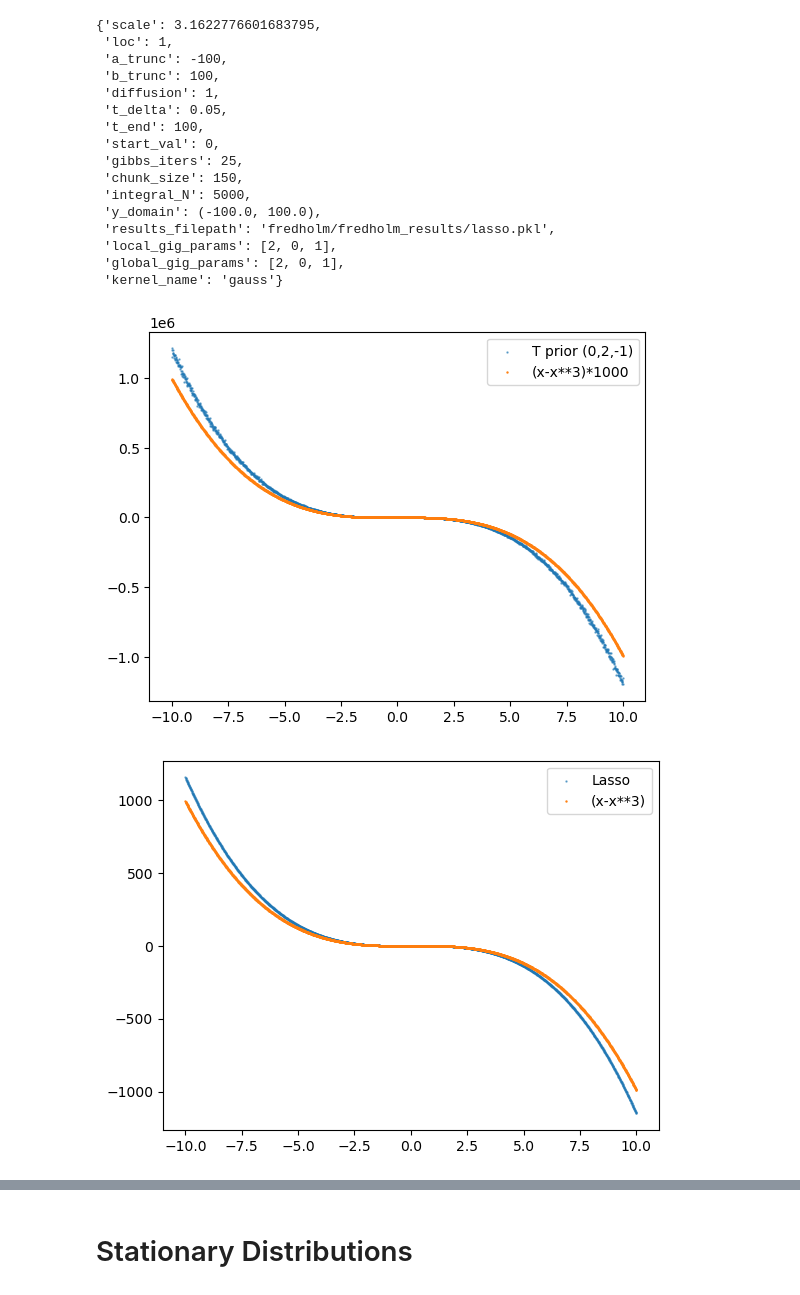
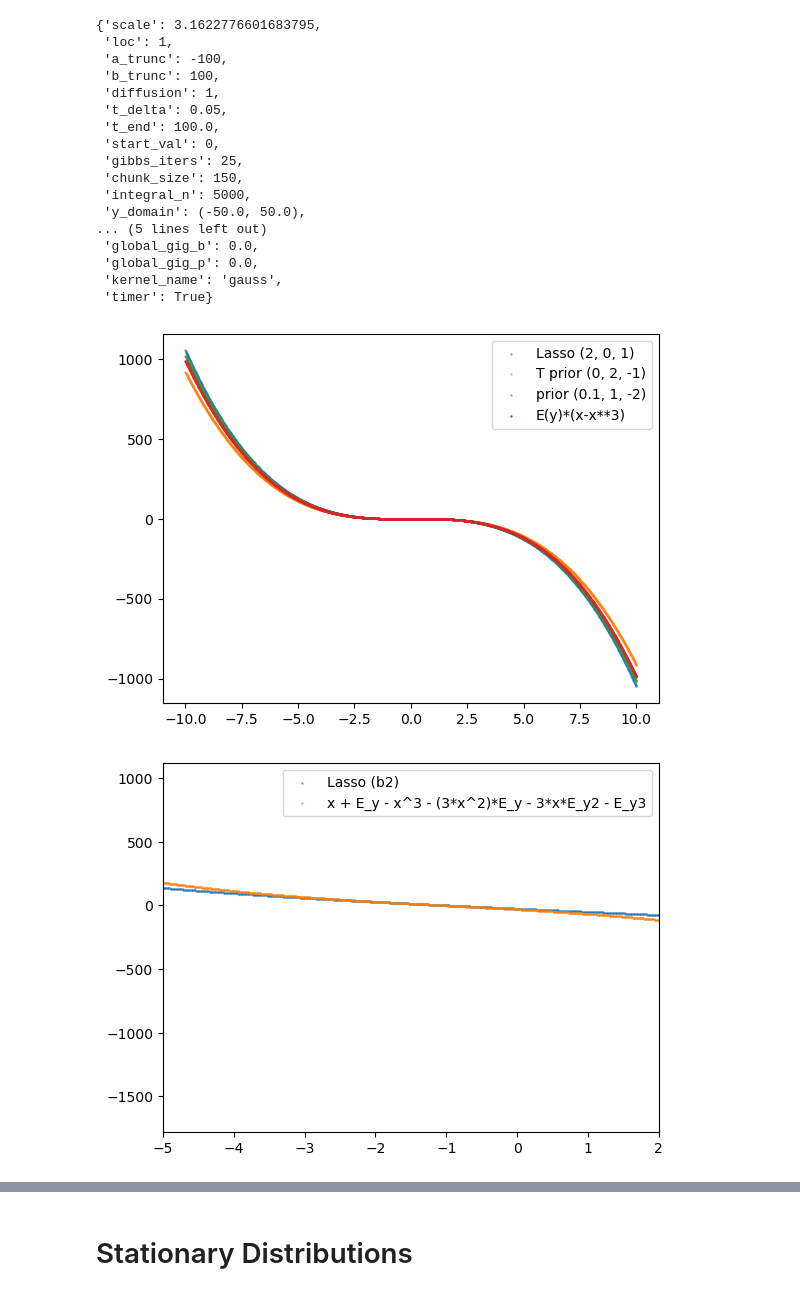
Before and after one commit to hubarruby/BayesSDEs, a Jupyter notebook: fredholm/fredholm_plotting.ipynb, the cells around one changed output, grey strips where cells are left out. Drawn from its saved outputs; the diff is of its cells as text; code cells hidden in the pictures.

```diff
--- a/fredholm/fredholm_plotting.ipynb
+++ b/fredholm/fredholm_plotting.ipynb
@@ -37,0 +117,19 @@ plt.show()
+# %%
+beta_nonglobal_01_1_neg2_b1 = nonglobal_01_1_neg2_b1_dict['beta_record'][-1]  # New beta values
+
+# Calculate kurtosis for all beta values
+kurtosis_final_lasso_nonglobal = kurtosis(lasso_nonglobal_betas)
+kurtosis_final_tprior_nonglobal = kurtosis(tprior_nonglobal_betas)
+kurtosis_nonglobal_01_1_neg2_b1 = kurtosis(beta_nonglobal_01_1_neg2_b1)  # New kurtosis
+
+# Generate common bins based on all beta records
+bins = np.histogram(np.hstack((lasso_nonglobal_betas, tprior_nonglobal_betas, beta_nonglobal_01_1_neg2_b1)), bins=50)[1]
+
+# Plot histograms
+plt.hist(lasso_nonglobal_betas, bins=bins, alpha=0.5, label=f'Lasso Betas, Kurtosis: {kurtosis_final_lasso_nonglobal:.2f}')
+plt.hist(tprior_nonglobal_betas, bins=bins, alpha=0.5, label=f'T Prior Betas, Kurtosis: {kurtosis_final_tprior_nonglobal:.2f}')
+plt.hist(beta_nonglobal_01_1_neg2_b1, bins=bins, alpha=0.5, label=f'Beta 01_1_-2, Kurtosis: {kurtosis_nonglobal_01_1_neg2_b1:.2f}')  # New histogram
+
+# Display the plot with legend
+plt.legend()
+plt.show()
@@ -38,5 +138,5 @@ plt.show()
 # %%
-lasso_dict['meta_data']
+lasso_nonglobal_b1_dict['meta_data']
 # %% [output]
 {'scale': 3.1622776601683795,
  'loc': 1,
@@ -44,58 +144,60 @@ lasso_dict['meta_data']
  'b_trunc': 100,
  'diffusion': 1,
  't_delta': 0.05,
- 't_end': 100,
+ 't_end': 100.0,
  'start_val': 0,
  'gibbs_iters': 25,
  'chunk_size': 150,
- 'integral_N': 5000,
- 'y_domain': (-100.0, 100.0),
- 'results_filepath': 'fredholm/fredholm_results/lasso.pkl',
- 'local_gig_params': [2, 0, 1],
- 'global_gig_params': [2, 0, 1],
- 'kernel_name': 'gauss'}
+ 'integral_n': 5000,
+ 'y_domain': (-50.0, 50.0),
+... (5 lines left out)
+ 'global_gig_b': 0.0,
+ 'global_gig_p': 0.0,
+ 'kernel_name': 'gauss',
+ 'timer': True}
 # %%
-init_data = lasso_dict['init_data']
+init_data = lasso_nonglobal_b1_dict['init_data']
+init_data2 = lasso_nonglobal_b2_dict['init_data']
 range_linspace= [-10,10]
 
 # b1_mat = estimated_b_function_matrix(
 #     range_linspace=range_linspace,
 #     init_data=init_data,
 #     kernel = gauss_kernel,
 #     known_b=b1_v,
-#     y_domain=[-100,100],
+#     y_domain=[-50,50],
 #     int_N = 5000
 # )
-
+#
 # b2_mat = estimated_b_function_matrix(
 #     range_linspace=range_linspace,
-#     init_data=init_data,
+#     init_data=init_data2,
 #     kernel = gauss_kernel,
 #     known_b=b2_v,
-#     y_domain=[-100,100],
+#     y_domain=[-10,10],
 #     int_N = 5000
 # )
 
 x_vals = np.linspace(range_linspace[0], range_linspace[1], len(init_data)-1)
+E_y, E_y2, E_y3 = 1, 11, 31
+b_bar2_manual = x_vals + E_y - x_vals**3 - (3*x_vals**2)*E_y - 3*x_vals*E_y2 - E_y3
 
 # plt.scatter(x_vals, estimated_b_function_calc(b_mat, np.random.normal(0,0.1, len(first_betas))), alpha = 0.6, s=0.5, label='absolute random')
-# plt.scatter(x_vals, estimated_b_function_mat_calc(b_mat, lasso_betas), alpha = 0.6, s=0.5, label='Lasso')
-plt.scatter(x_vals, estimated_b_function_mat_calc(b1_mat, tprior_betas), alpha = 0.6, s=0.5, label='T prior (0,2,-1)')
-plt.scatter(x_vals, (x_vals-x_vals**3)*1000, s=0.5, label='(x-x**3)*1000')
+# plt.scatter(x_vals, estimated_b_function_mat_calc(b1_mat, lasso_betas), alpha = 0.6, s=0.5, label='Lasso')
+plt.scatter(x_vals, estimated_b_function_mat_calc(b1_mat, lasso_nonglobal_betas), alpha = 0.6, s=0.5, label='Lasso (2, 0, 1)')
+plt.scatter(x_vals, estimated_b_function_mat_calc(b1_mat, tprior_nonglobal_betas), alpha = 0.6, s=0.5, label='T prior (0, 2, -1)')
+plt.scatter(x_vals, estimated_b_function_mat_calc(b1_mat, beta_nonglobal_01_1_neg2_b1), alpha = 0.6, s=0.5, label='prior (0.1, 1, -2)')
+plt.scatter(x_vals, (x_vals-x_vals**3), s=0.5, label='E(y)*(x-x**3)')
 plt.legend()
 plt.show()
 
-plt.scatter(x_vals, estimated_b_function_mat_calc(b1_mat, lasso_betas), alpha = 0.6, s=0.5, label='Lasso')
-# plt.scatter(x_vals, estimated_b_function_mat_calc(b_mat, tprior_betas), alpha = 0.6, s=0.5, label='T prior (0,2,-1)')
-plt.scatter(x_vals, (x_vals-x_vals**3), s=0.5, label='(x-x**3)')
+plt.scatter(x_vals, estimated_b_function_mat_calc(b2_mat, lasso_nonglobal_b2_smally_betas), alpha = 0.6, s=0.5, label='Lasso (b2)')
+# plt.scatter(x_vals, estimated_b_function_mat_calc(b2_mat, tprior_nonglobal_b2_betas), alpha = 0.6, s=0.5, label='T Prior (b2)')
+plt.scatter(x_vals, b_bar2_manual, label='x + E_y - x^3 - (3*x^2)*E_y - 3*x*E_y2 - E_y3', s=0.8, alpha=0.5)
+plt.xlim(-5, 2)
+# plt.scatter(x_vals, (x_vals-x_vals**3), s=0.5, label='(x-x**3)')
 plt.legend()
 plt.show()
-
-plt.scatter(x_vals, estimated_b_function_mat_calc(b2_mat, lasso_b2_betas)/10000000000000000000000000000000000000, alpha = 0.6, s=0.5, label='Lasso b2')
-# plt.scatter(x_vals, estimated_b_function_mat_calc(b_mat, tprior_betas), alpha = 0.6, s=0.5, label='T prior (0,2,-1)')
-plt.scatter(x_vals, (x_vals-x_vals**3), s=0.5, label='(x-x**3)')
-plt.legend()
-plt.show()
 # %% [output]
-[figure, old version]
+[figure, new version]
-[figure, old version]
+[figure, new version]
```
Also changed, not shown: parts of 8 cells of this notebook, 6 other files.
